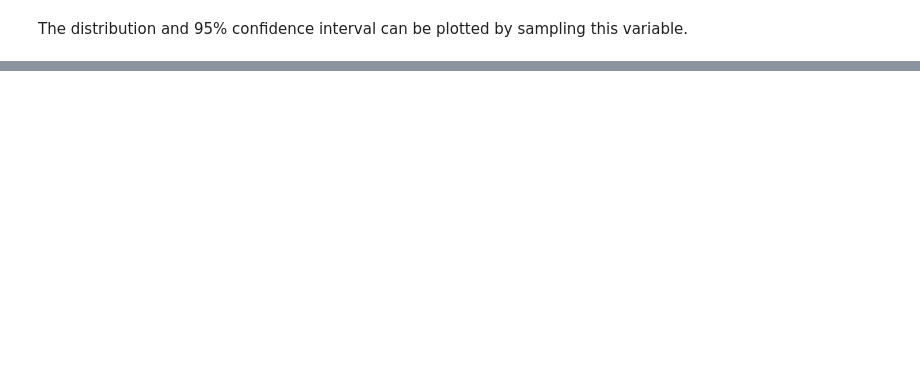
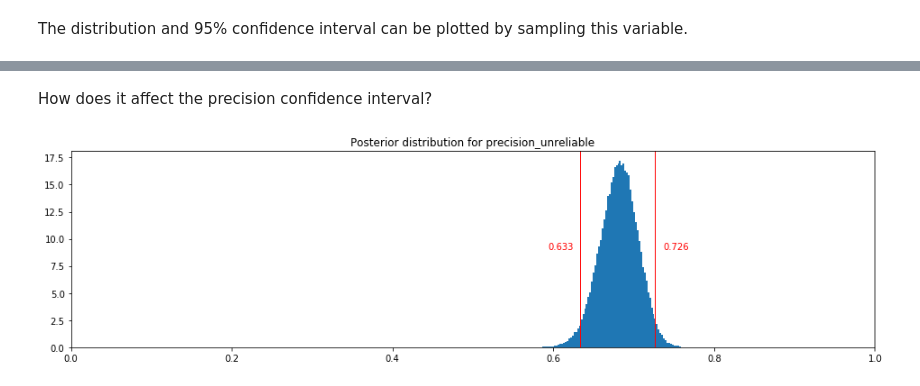
Before and after one commit to mmakowski/datasci, a Jupyter notebook: 01-unreliable-labels.ipynb, the cells around one changed output, grey strips where cells are left out. Cells and saved outputs as stored; diff of their text form; code cells hidden in the pictures; blank space fills up the shorter version.

```diff
--- a/01-unreliable-labels.ipynb
+++ b/01-unreliable-labels.ipynb
@@ -56,0 +81,6 @@ plot_dist(precision_unreliable)
+# %% [markdown]
+How does it affect the precision confidence interval?
+# %%
+plot_dist(precision_unreliable_labels(prior_tp, prior_fp))
+# %% [output]
+[figure, added]
```
Also changed, not shown: parts of 10 cells of this notebook.
